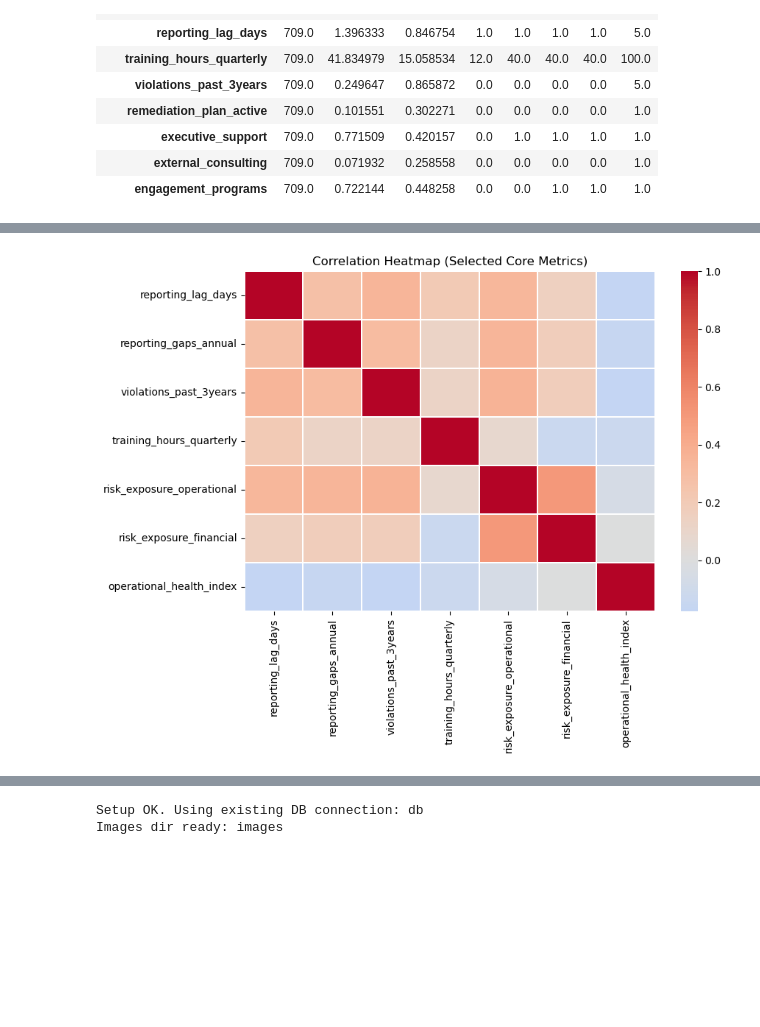
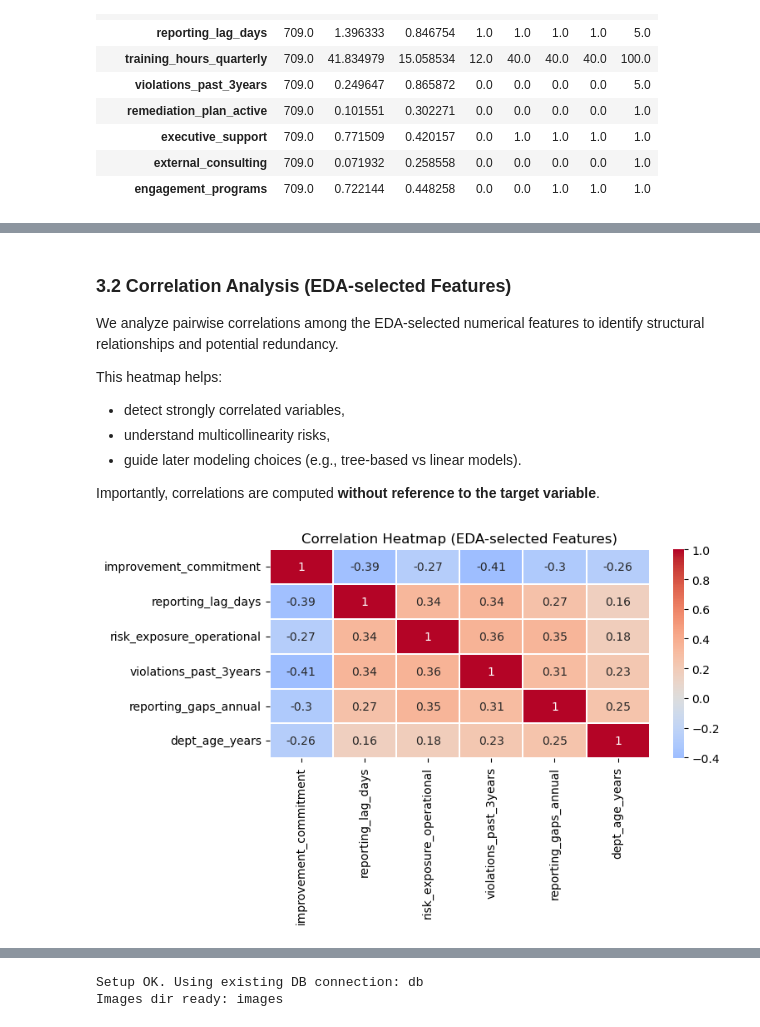
Before and after one commit to deniztaylan06/PROJECT_321551, a Jupyter notebook: main.ipynb, the cells around one changed output, grey strips where cells are left out. Saved outputs shown, nothing was run; the diff lists cells and outputs as text; code cells hidden in the pictures; blank space fills up the shorter version.

```diff
--- a/main.ipynb
+++ b/main.ipynb
@@ -307,14 +359,11 @@ preparing data
 # %%
-# --- Preparing data for later pipeline-based scaling
-# Create a stable working dataframe name
 df = departments.copy()
-print("df created from departments:", df.shape)
+print("Working dataframe (df) created:", df.shape)
+eda_df = df.copy()
 
-scaling = df.copy()
+id_cols = ["dept_id", "dept_name"]
+numeric_cols = [c for c in df.columns if (df[c].dtype != "object") and (c not in id_cols)]
 
-not_scaled = ["dept_id", "dept_name"]
-num_cols = [col for col in scaling.columns
-            if scaling[col].dtype != "object" and col not in not_scaled]
-
-num_cols[:10], len(num_cols)
+print("Example numeric columns:", numeric_cols[:10])
+print("Number of numeric columns:", len(numeric_cols))
 # %% [output]
@@ -355,21 +487,27 @@ heatmap
+# %% [markdown]
+### 3.2 Correlation Analysis (EDA-selected Features)
+
+We analyze pairwise correlations among the EDA-selected numerical features
+to identify structural relationships and potential redundancy.
+
+This heatmap helps:
+- detect strongly correlated variables,
+- understand multicollinearity risks,
+- guide later modeling choices (e.g., tree-based vs linear models).
+
+Importantly, correlations are computed **without reference to the target variable**.
 # %%
-core_corr_cols = [
-    "reporting_lag_days",
-    "reporting_gaps_annual",
-    "violations_past_3years",
-    "training_hours_quarterly",
-    "risk_exposure_operational",
-    "risk_exposure_financial",
-    "operational_health_index"
-]
-
-available_cols = [c for c in core_corr_cols if c in df.columns]
-
-plt.figure(figsize=(9, 6))
-sns.heatmap(df[available_cols].corr(numeric_only=True),
-            cmap="coolwarm", center=0, linewidths=0.3)
-plt.title("Correlation Heatmap (Selected Core Metrics)")
+plt.figure(figsize=(8, 5))
+sns.heatmap(
+    eda_df[eda_selected_features].corr(numeric_only=True),
+    cmap="coolwarm",
+    center=0,
+    linewidths=0.3,
+    annot=True
+)
+plt.title("Correlation Heatmap (EDA-selected Features)")
+plt.tight_layout()
 plt.show()
 # %% [output]
-[figure, old version]
+[figure, new version]
 # %% [markdown]
```
Also changed, not shown: parts of 56 cells of this notebook.
